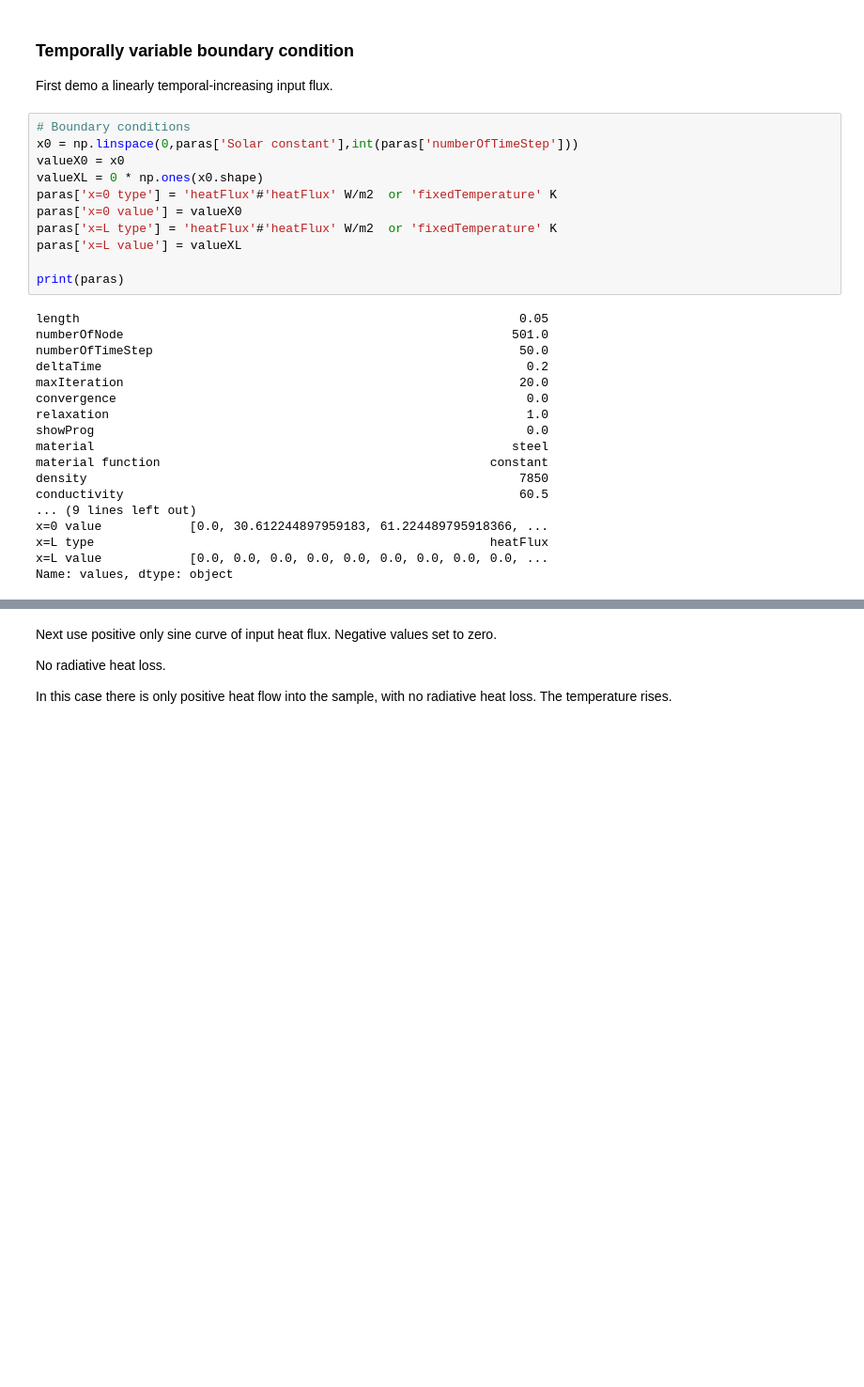
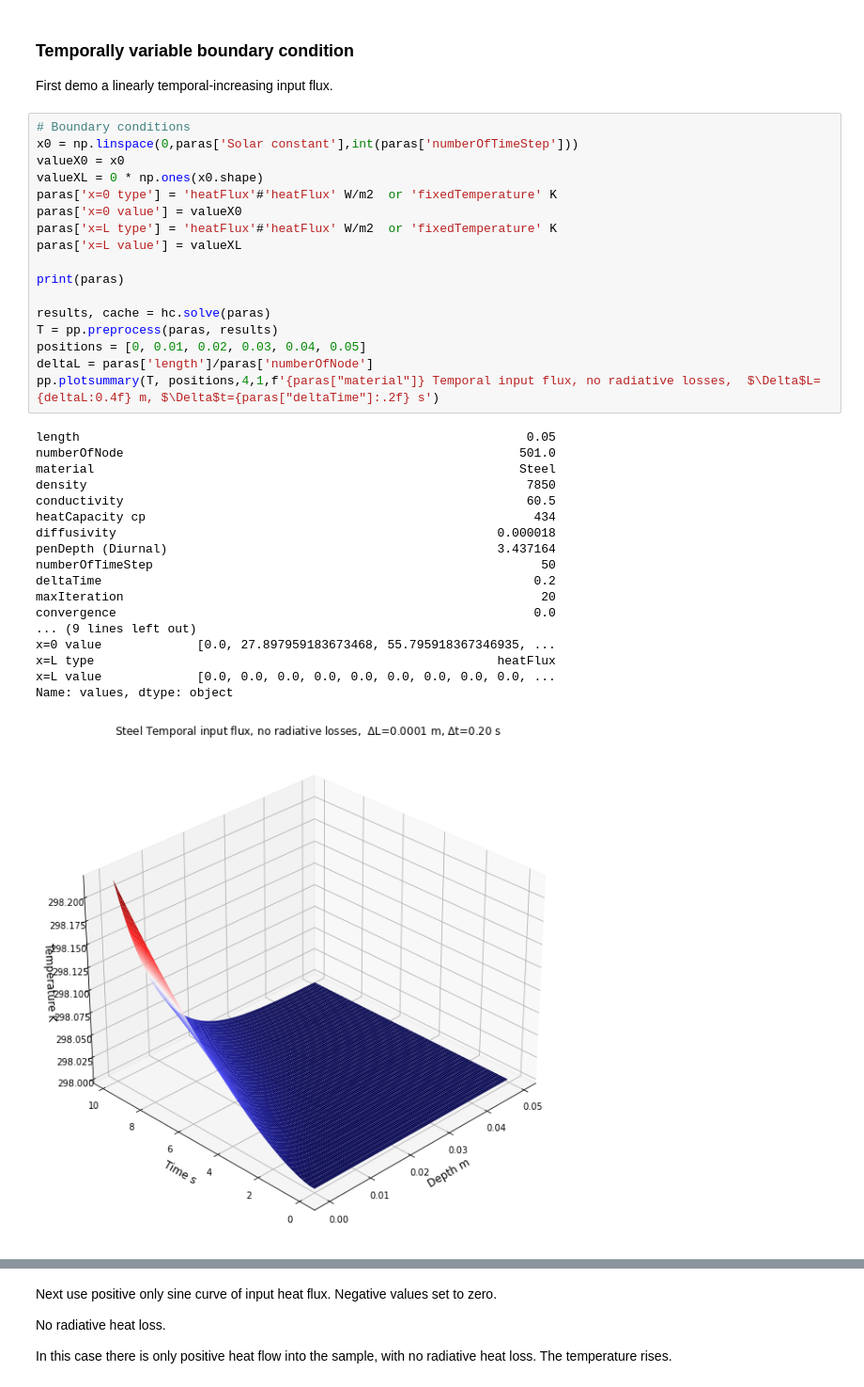
Before and after one commit to NelisW/heatConduction, a Jupyter notebook: 1D-heatflow.ipynb, the cells around one changed output, grey strips where cells are left out. Shown at 94% size. Drawn from its saved outputs; the diff is of its cells as text; blank space fills up the shorter version.

```diff
--- a/1D-heatflow.ipynb
+++ b/1D-heatflow.ipynb
@@ -130,29 +139,36 @@ First demo a linearly temporal-increasing input flux.
 # %%
 # Boundary conditions
 x0 = np.linspace(0,paras['Solar constant'],int(paras['numberOfTimeStep']))
 valueX0 = x0
 valueXL = 0 * np.ones(x0.shape)
 paras['x=0 type'] = 'heatFlux'#'heatFlux' W/m2  or 'fixedTemperature' K
 paras['x=0 value'] = valueX0
 paras['x=L type'] = 'heatFlux'#'heatFlux' W/m2  or 'fixedTemperature' K
 paras['x=L value'] = valueXL
 
 print(paras)
+
+results, cache = hc.solve(paras)
+T = pp.preprocess(paras, results)
+positions = [0, 0.01, 0.02, 0.03, 0.04, 0.05]
+deltaL = paras['length']/paras['numberOfNode']
+pp.plotsummary(T, positions,4,1,f'{paras["material"]} Temporal input flux, no radiative losses,  $\Delta$L={deltaL:0.4f} m, $\Delta$t={paras["deltaTime"]:.2f} s')
 # %% [output]
-length                                                            0.05
-numberOfNode                                                     501.0
-numberOfTimeStep                                                  50.0
-deltaTime                                                          0.2
-maxIteration                                                      20.0
-convergence                                                        0.0
-relaxation                                                         1.0
-showProg                                                           0.0
-material                                                         steel
-material function                                             constant
-density                                                           7850
-conductivity                                                      60.5
+length                                                             0.05
+numberOfNode                                                      501.0
+material                                                          Steel
+density                                                            7850
+conductivity                                                       60.5
+heatCapacity cp                                                     434
+diffusivity                                                    0.000018
+penDepth (Diurnal)                                             3.437164
+numberOfTimeStep                                                     50
+deltaTime                                                           0.2
+maxIteration                                                         20
+convergence                                                         0.0
 ... (9 lines left out)
-x=0 value            [0.0, 30.612244897959183, 61.224489795918366, ...
-x=L type                                                      heatFlux
-x=L value            [0.0, 0.0, 0.0, 0.0, 0.0, 0.0, 0.0, 0.0, 0.0, ...
+x=0 value             [0.0, 27.897959183673468, 55.795918367346935, ...
+x=L type                                                       heatFlux
+x=L value             [0.0, 0.0, 0.0, 0.0, 0.0, 0.0, 0.0, 0.0, 0.0, ...
 Name: values, dtype: object
+[figure, added]
```
Also changed, not shown: parts of 26 cells of this notebook, 16 other files.
